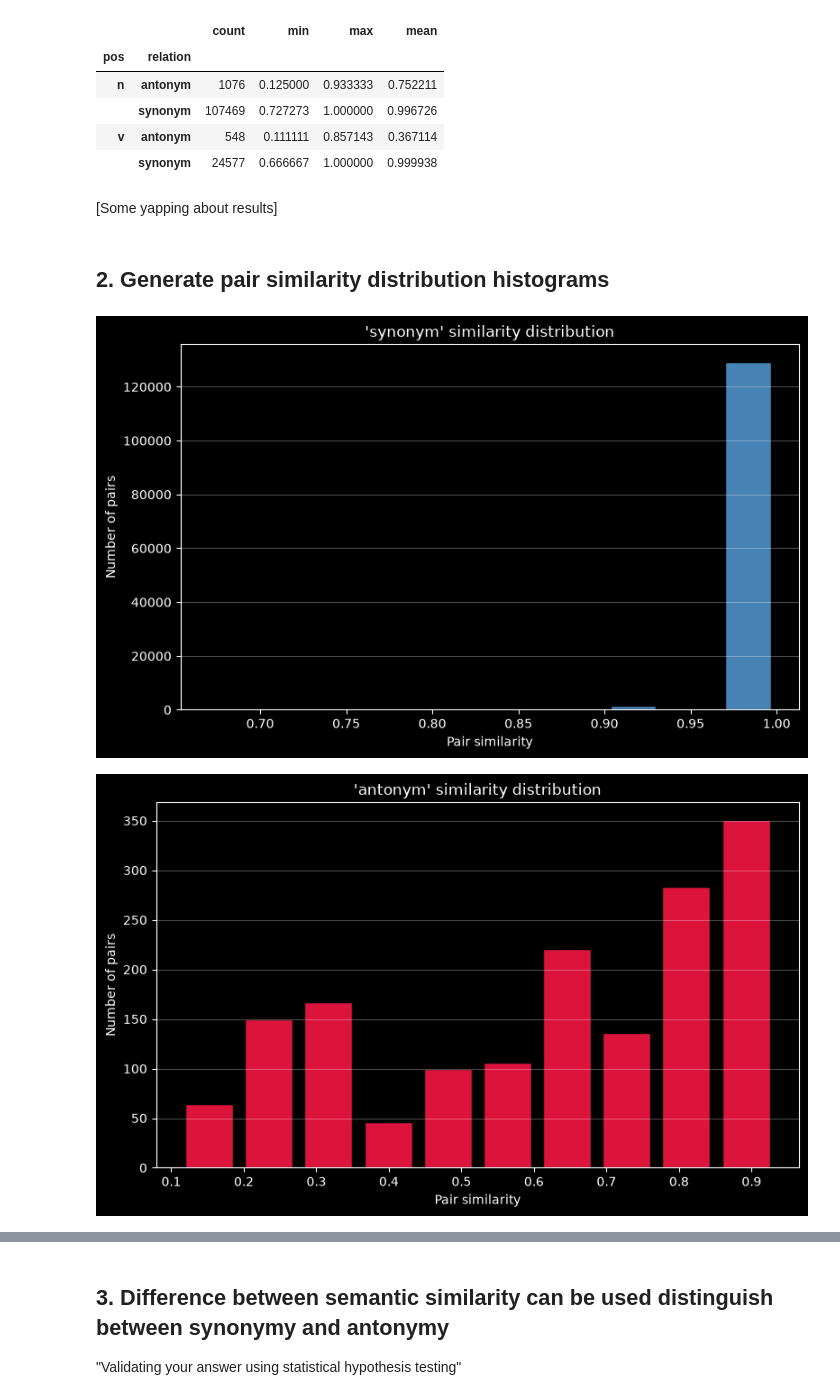
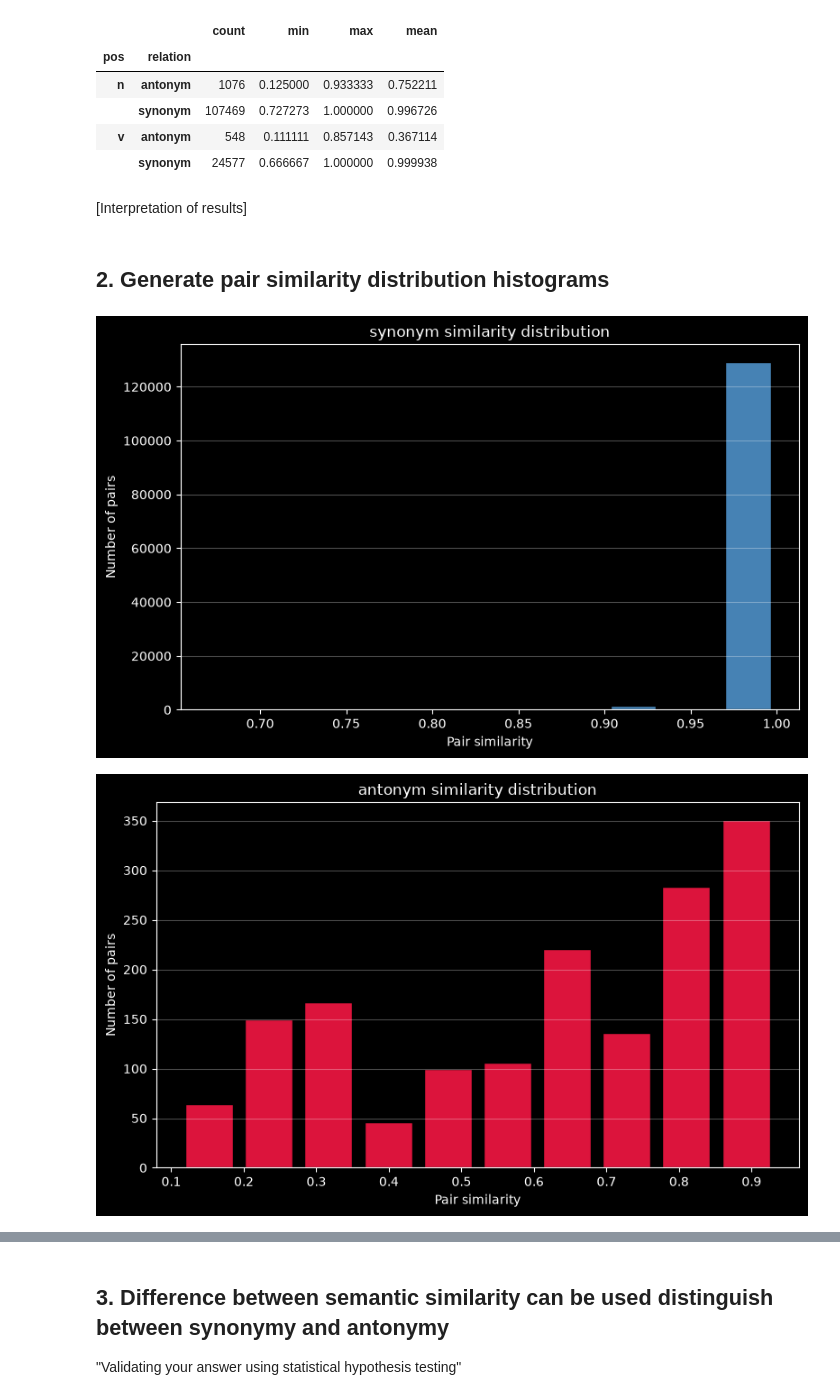
Before and after one commit to Eemeliky/NLP_Project_2026, a Jupyter notebook: NLP_project_2026.ipynb, the cells around one changed output, grey strips where cells are left out. Cells and saved outputs as stored; diff of their text form; code cells hidden in the pictures.

```diff
--- a/NLP_project_2026.ipynb
+++ b/NLP_project_2026.ipynb
@@ -20,13 +20,21 @@ import pandas as pd
 import numpy as np
 import matplotlib.pyplot as plt
 
+from matplotlib.patches import Patch
+from matplotlib.legend_handler import HandlerTuple
 from collections import defaultdict
 from itertools import combinations
+
 from nltk.corpus import wordnet as wn
-from sympy.physics.units import percent
 
 POS_TAGS = [wn.NOUN, wn.VERB]
 METHODS = ["path", "wup"]
+COLORS = {
+    ("synonym", wn.NOUN): "#4682B4",
+    ("synonym", wn.VERB): "#8DB9D8",
+    ("antonym", wn.NOUN): "#DC143C",
+    ("antonym", wn.VERB): "#F08080",
+}
 
 
 def similarity(s1, s2, method="path"):
@@ -75,6 +83,8 @@ for pos in POS_TAGS:
             'relation': rel,
             'word1': w1,
             'word2': w2,
+            's1': s1,
+            's2': s2,
             'similarity': sim
         })
 
@@ -90,32 +100,31 @@ display(statistics)
 | v | antonym | 548 | 0.111111 | 0.857143 | 0.367114 |
 |  | synonym | 24577 | 0.666667 | 1.000000 | 0.999938 |
 # %% [markdown]
-[Some yapping about results]
+[Interpretation of results]
 # %% [markdown]
  ## 2. Generate pair similarity distribution histograms
 # %%
 BIN_COUNT = 10
-COLORS = ["steelblue", "crimson"]
 
-for i, relation in enumerate(["synonym", "antonym"]):
+for relation in ["synonym", "antonym"]:
     sims = DATAFRAME.loc[DATAFRAME["relation"] == relation, "similarity"].dropna()
 
     min_sim = sims.min()
     max_sim = sims.max()
 
     bins = np.linspace(min_sim, max_sim, BIN_COUNT + 1)
 
     plt.figure(figsize=(8,5))
-    plt.hist(sims, bins=bins, edgecolor="black", rwidth=0.8, color=COLORS[i % len(COLORS)])
+    plt.hist(sims, bins=bins, edgecolor="black", rwidth=0.8, color=COLORS[relation, "n"])
     plt.xlabel("Pair similarity")
     plt.ylabel("Number of pairs")
-    plt.title(f"{relation!r} similarity distribution")
+    plt.title(f"{relation} similarity distribution")
     plt.grid(axis='y', alpha=0.3)
 
     plt.tight_layout()
     plt.show()
     print()
 # %% [output]
-[figure, old version]
+[figure, new version]
-[figure, old version]
+[figure, new version]
 # %% [markdown]
```
Also changed, not shown: parts of 10 cells of this notebook.
